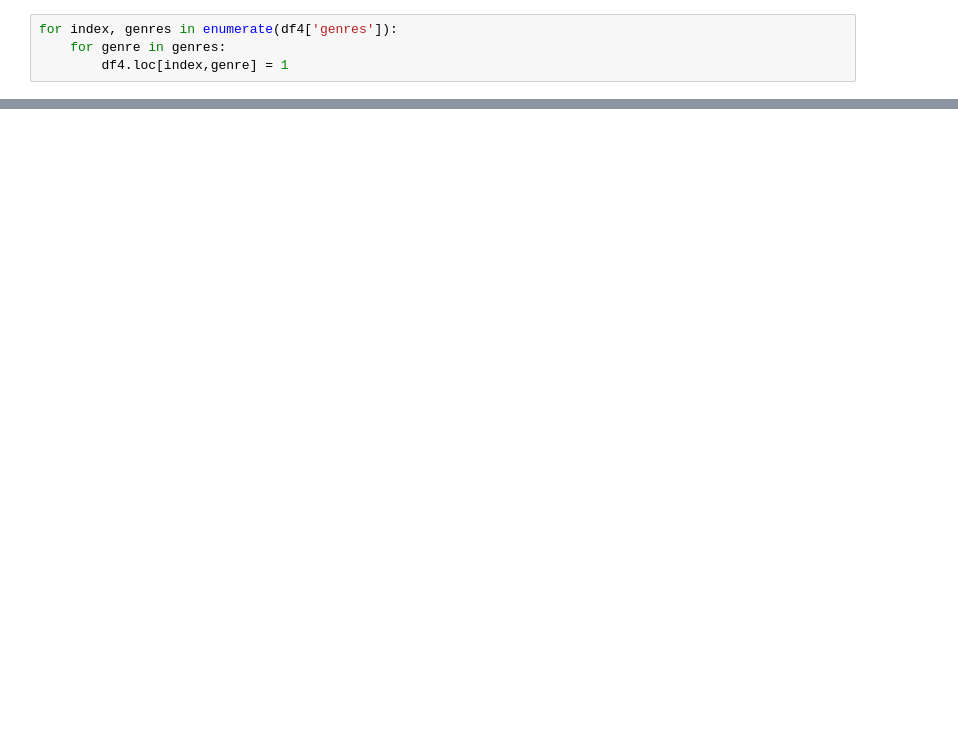
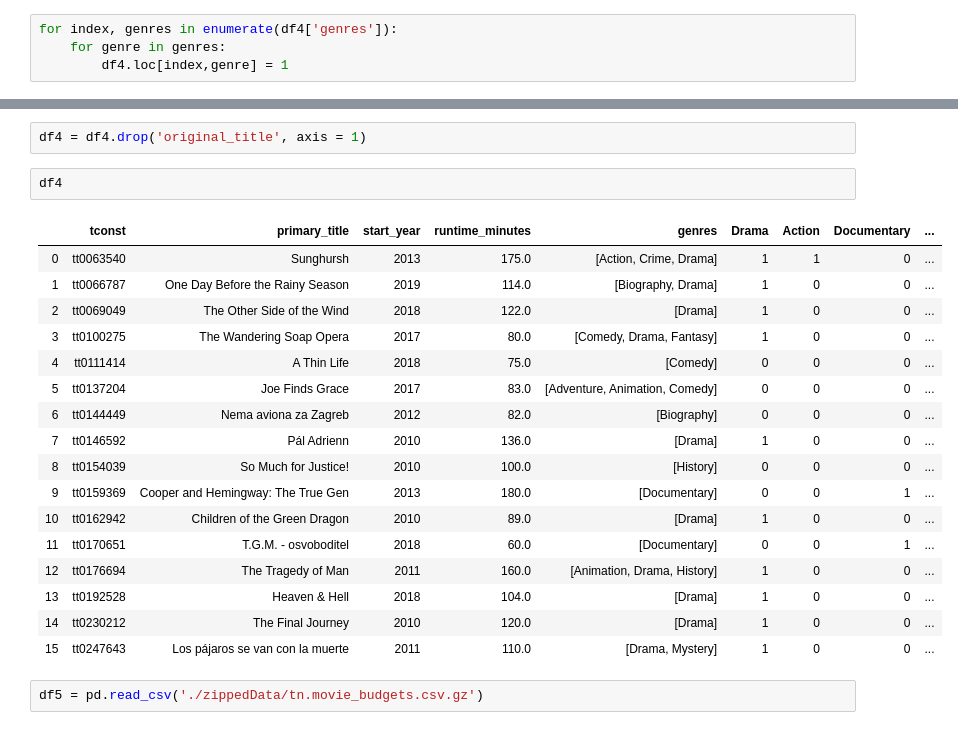
Before and after one commit to nadinezab/making-movies, a Jupyter notebook: Practice.ipynb, the cells around one changed output, grey strips where cells are left out. Drawn from its saved outputs; the diff is of its cells as text; blank space fills up the shorter version.

Commit message:
Genre analysis

```diff
--- a/Practice.ipynb
+++ b/Practice.ipynb
@@ -250,3 +250,27 @@ df4
 | 13 | tt0192528 | Heaven & Hell | Reverse Heaven | 2018 | 104.0 | [Drama] | 1 | 0 | ... |
 | 14 | tt0230212 | The Final Journey | The Final Journey | 2010 | 120.0 | [Drama] | 1 | 0 | ... |
 | 15 | tt0247643 | Los pájaros se van con la muerte | Los pájaros se van con la muerte | 2011 | 110.0 | [Drama, Mystery] | 1 | 0 | ... |
+# %%
+df4 = df4.drop('original_title', axis = 1)
+# %%
+df4
+# %% [output]
+|  | tconst | primary_title | start_year | runtime_minutes | genres | Drama | Action | Documentary | ... |
+| 0 | tt0063540 | Sunghursh | 2013 | 175.0 | [Action, Crime, Drama] | 1 | 1 | 0 | ... |
+| 1 | tt0066787 | One Day Before the Rainy Season | 2019 | 114.0 | [Biography, Drama] | 1 | 0 | 0 | ... |
+| 2 | tt0069049 | The Other Side of the Wind | 2018 | 122.0 | [Drama] | 1 | 0 | 0 | ... |
+| 3 | tt0100275 | The Wandering Soap Opera | 2017 | 80.0 | [Comedy, Drama, Fantasy] | 1 | 0 | 0 | ... |
+| 4 | tt0111414 | A Thin Life | 2018 | 75.0 | [Comedy] | 0 | 0 | 0 | ... |
+| 5 | tt0137204 | Joe Finds Grace | 2017 | 83.0 | [Adventure, Animation, Comedy] | 0 | 0 | 0 | ... |
+| 6 | tt0144449 | Nema aviona za Zagreb | 2012 | 82.0 | [Biography] | 0 | 0 | 0 | ... |
+| 7 | tt0146592 | Pál Adrienn | 2010 | 136.0 | [Drama] | 1 | 0 | 0 | ... |
+| 8 | tt0154039 | So Much for Justice! | 2010 | 100.0 | [History] | 0 | 0 | 0 | ... |
+| 9 | tt0159369 | Cooper and Hemingway: The True Gen | 2013 | 180.0 | [Documentary] | 0 | 0 | 1 | ... |
+| 10 | tt0162942 | Children of the Green Dragon | 2010 | 89.0 | [Drama] | 1 | 0 | 0 | ... |
+| 11 | tt0170651 | T.G.M. - osvoboditel | 2018 | 60.0 | [Documentary] | 0 | 0 | 1 | ... |
+| 12 | tt0176694 | The Tragedy of Man | 2011 | 160.0 | [Animation, Drama, History] | 1 | 0 | 0 | ... |
+| 13 | tt0192528 | Heaven & Hell | 2018 | 104.0 | [Drama] | 1 | 0 | 0 | ... |
+| 14 | tt0230212 | The Final Journey | 2010 | 120.0 | [Drama] | 1 | 0 | 0 | ... |
+| 15 | tt0247643 | Los pájaros se van con la muerte | 2011 | 110.0 | [Drama, Mystery] | 1 | 0 | 0 | ... |
+# %%
+df5 = pd.read_csv('./zippedData/tn.movie_budgets.csv.gz')
```
Also changed, not shown: parts of 31 cells of this notebook.
